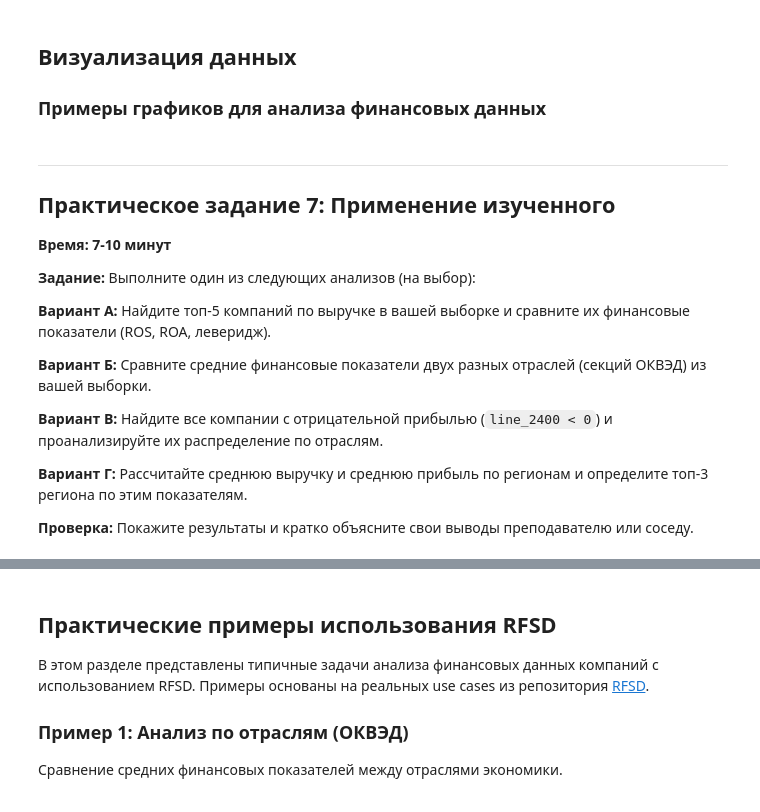
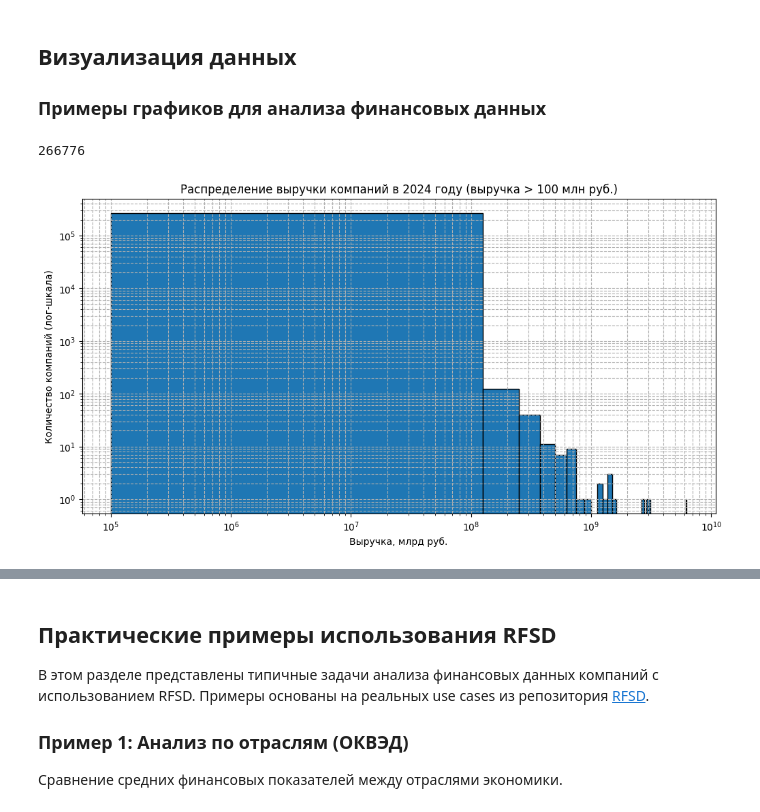
Before and after one commit to quantviews/financial-markets-2025, a Jupyter notebook: ipynb/Russian_corporate_data_RFSD_2025.ipynb, the cells around one changed output, grey strips where cells are left out. Saved outputs shown, nothing was run; the diff lists cells and outputs as text; code cells hidden in the pictures.

```diff
--- a/ipynb/Russian_corporate_data_RFSD_2025.ipynb
+++ b/ipynb/Russian_corporate_data_RFSD_2025.ipynb
@@ -1517,22 +1747,3 @@ shape: (10, 10)
 ## Визуализация данных
 
 ### Примеры графиков для анализа финансовых данных
-# %% [markdown]
----
-
-##  Практическое задание 7: Применение изученного
-
-**Время: 7-10 минут**
-
-**Задание:**
-Выполните один из следующих анализов (на выбор):
-
-**Вариант А:** Найдите топ-5 компаний по выручке в вашей выборке и сравните их финансовые показатели (ROS, ROA, леверидж).
-
-**Вариант Б:** Сравните средние финансовые показатели двух разных отраслей (секций ОКВЭД) из вашей выборки.
-
-**Вариант В:** Найдите все компании с отрицательной прибылью (`line_2400 < 0`) и проанализируйте их распределение по отраслям.
-
-**Вариант Г:** Рассчитайте среднюю выручку и среднюю прибыль по регионам и определите топ-3 региона по этим показателям.
-
-**Проверка:** Покажите результаты и кратко объясните свои выводы преподавателю или соседу.
@@ -1554,25 +1750,24 @@ shape: (10, 10)
+# %%
+len(df_2024_sample)
+# %% [output]
+266776
 # %%
 # Визуализация данных
 # Для визуализации можно конвертировать небольшие подвыборки в pandas
+import matplotlib.pyplot as plt
 
 # Пример: гистограмма распределения выручки
 plt.figure(figsize=(12, 6))
 # Конвертируем в pandas для визуализации (только для небольших подвыборок!)
 df_pd = df_2024_sample.select(['line_2110']).to_pandas()
 df_pd['line_2110'].hist(bins=50, edgecolor='black')
 plt.xlabel('Выручка, млрд руб.')
-plt.ylabel('Количество компаний')
-plt.title('Распределение выручки компаний в 2024 году (выручка > 1 млрд руб.)')
+plt.ylabel('Количество компаний (лог-шкала)')
+plt.title('Распределение выручки компаний в 2024 году (выручка > 100 млн руб.)')
 plt.yscale('log')
+plt.xscale('log') # Логарифмическая шкала и для оси X для лучшей читаемости
+plt.grid(True, which="both", ls="--")
+
 plt.show()
-
-# Пример: scatter plot рентабельности
-if 'df_with_ratios' in locals():
-    plt.figure(figsize=(10, 6))
-    df_ratios_pd = df_with_ratios.select(['ros', 'roa']).to_pandas()
-    plt.scatter(df_ratios_pd['ros'], df_ratios_pd['roa'], alpha=0.5)
-    plt.xlabel('Рентабельность продаж (ROS)')
-    plt.ylabel('Рентабельность активов (ROA)')
-    plt.title('Связь между ROS и ROA')
-    plt.grid(True, alpha=0.3)
-    plt.show()
+# %% [output]
+[figure, added]
```
Also changed, not shown: parts of 67 cells of this notebook.
